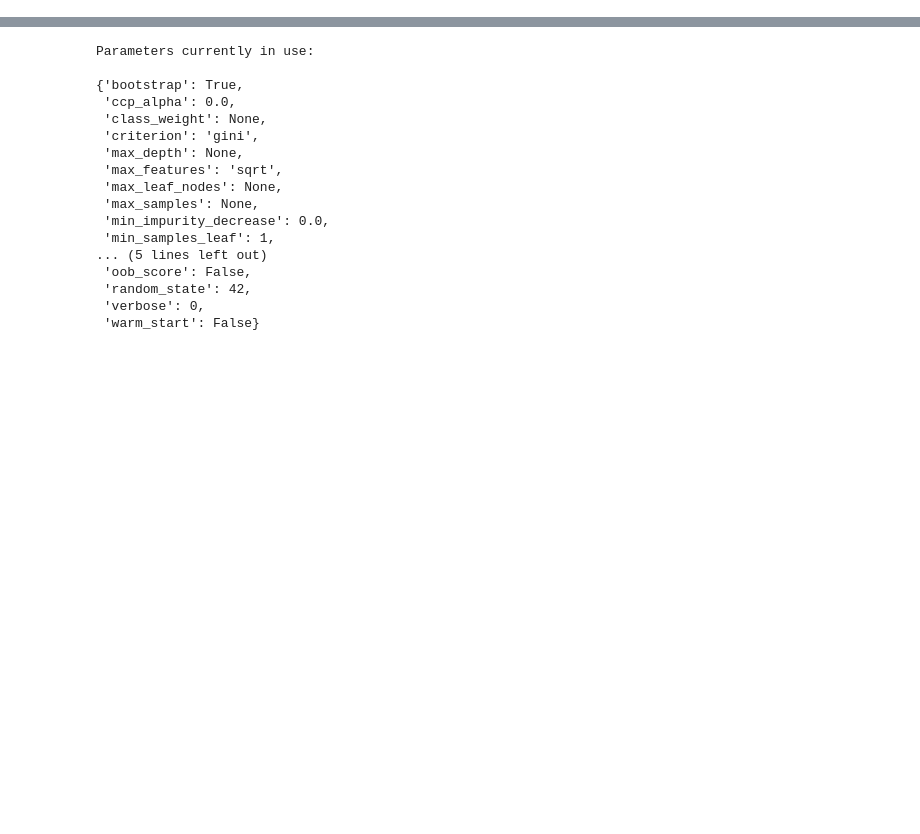
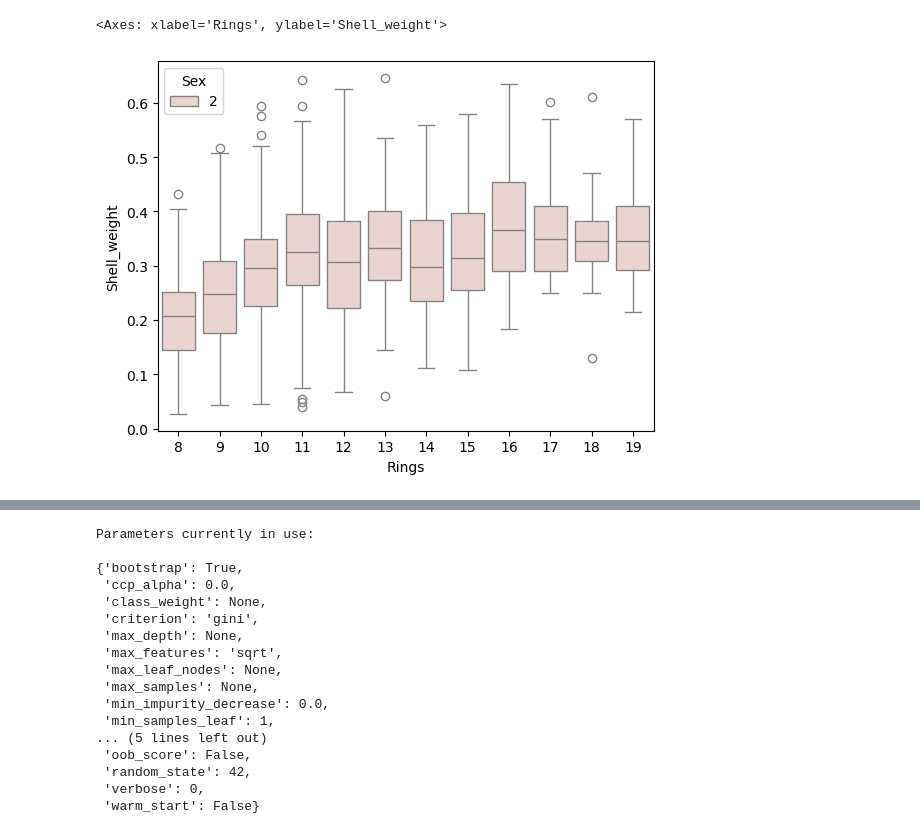
Before and after one commit to claraelisabeth/MachineLearning, a Jupyter notebook: abalone.ipynb, the cells around one changed output, grey strips where cells are left out. Cells and saved outputs as stored; diff of their text form; code cells hidden in the pictures; blank space fills up the shorter version.

```diff
--- a/abalone.ipynb
+++ b/abalone.ipynb
@@ -111,0 +125,11 @@ correlation
+# %%
+# Handling Categorical Data - One Hot Encoding
+#abalone_encoded = pd.get_dummies(abalone_df, columns=['Sex'], drop_first=False)
+#abalone_encoded.head()
+def encode_sex(df):
+    df = df.replace("I", 0).replace("F", 1).replace("M", 2)
+    df['Sex'] = df['Sex'].astype(int)
+    return df
+# %%
+abalone_encoded = encode_sex(abalone_df)
+display(abalone_encoded.head())
@@ -156,0 +290,10 @@ Column 'Rings' has 278 outliers.
+# %%
+boxplot_outliers_Zscore = (abalone_encoded_Zscore.loc[abalone_encoded_Zscore['Sex'].isin([2])]
+    .loc[:,['Shell_weight','Rings','Sex']])
+
+boxplot_outliers_Zscore = boxplot_outliers_Zscore[boxplot_outliers_Zscore["Rings"] >= 8]
+boxplot_outliers_Zscore = boxplot_outliers_Zscore[boxplot_outliers_Zscore["Rings"] < 23]
+sns.boxplot(x="Rings",y="Shell_weight", hue='Sex',data=boxplot_outliers_Zscore)
+# %% [output]
+<Axes: xlabel='Rings', ylabel='Shell_weight'>
+[figure, added]
```
Also changed, not shown: parts of 61 cells of this notebook.
